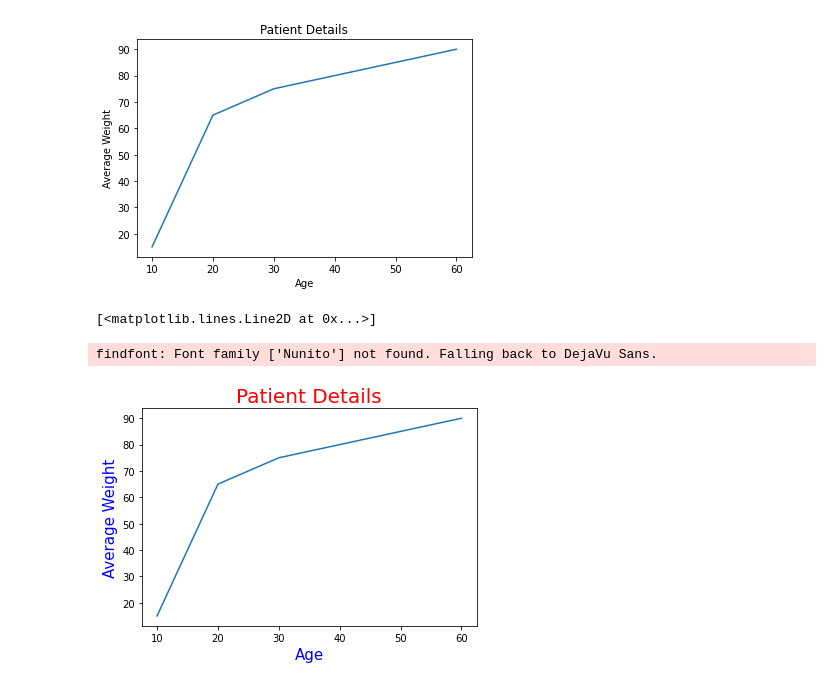
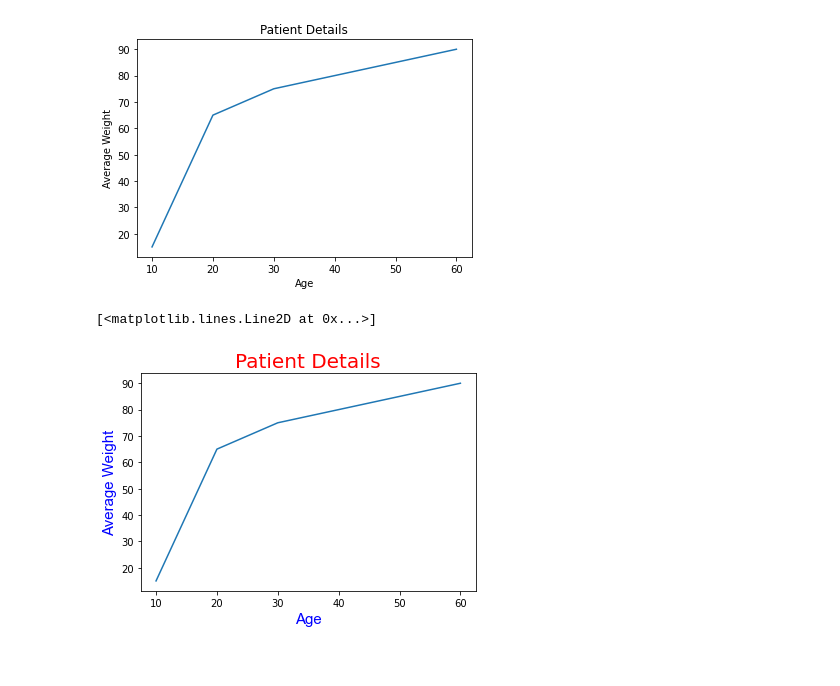
Before and after one commit to chimaihueze/Basics-of-Matplotlib, a Jupyter notebook: matplotlib_labels.ipynb, the cells around one changed output. Cells and saved outputs as stored; diff of their text form; code cells hidden in the pictures.

```diff
--- a/matplotlib_labels.ipynb
+++ b/matplotlib_labels.ipynb
@@ -36,19 +36,18 @@ Text(0.5, 1.0, 'Patient Details')
 # %%
 # Set Font Properties for Title and Labels
 # You can use the fontdict parameter in xlabel(), ylabel(), and title() to set font properties for the title and labels.
 
 # Example
 # Set font properties for the title and labels:
 
-font1 = {'family': 'Nunito', 'color': 'blue', 'size': 15}
+font1 = {'family': 'Arial', 'color': 'blue', 'size': 15}
 font2 = {'family': 'Roboto', 'color': 'red', 'size': 20}
 
 plt.title('Patient Details', fontdict = font2)
 plt.xlabel('Age', fontdict = font1)
 plt.ylabel('Average Weight', fontdict = font1)
 
 plt.plot(ab, ac)
 # %% [output]
 [<matplotlib.lines.Line2D at 0x...>]
-findfont: Font family ['Nunito'] not found. Falling back to DejaVu Sans.
-[figure, old version]
+[figure, new version]
```
Also changed, not shown: parts of 3 cells of this notebook.
